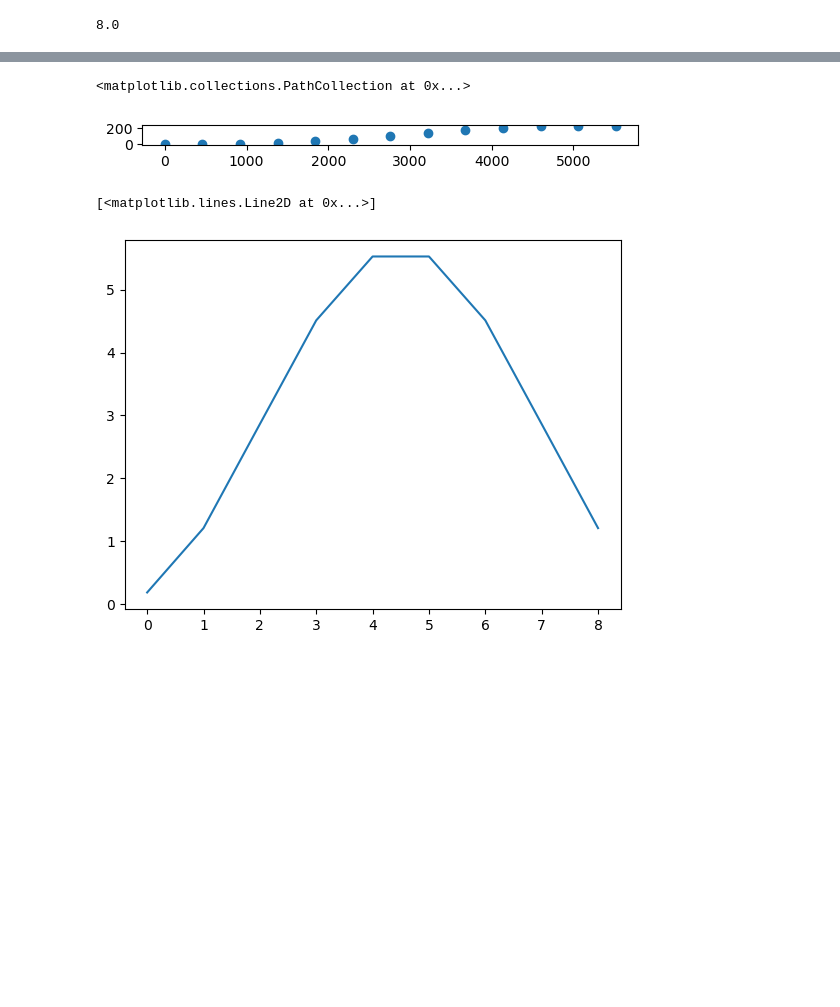
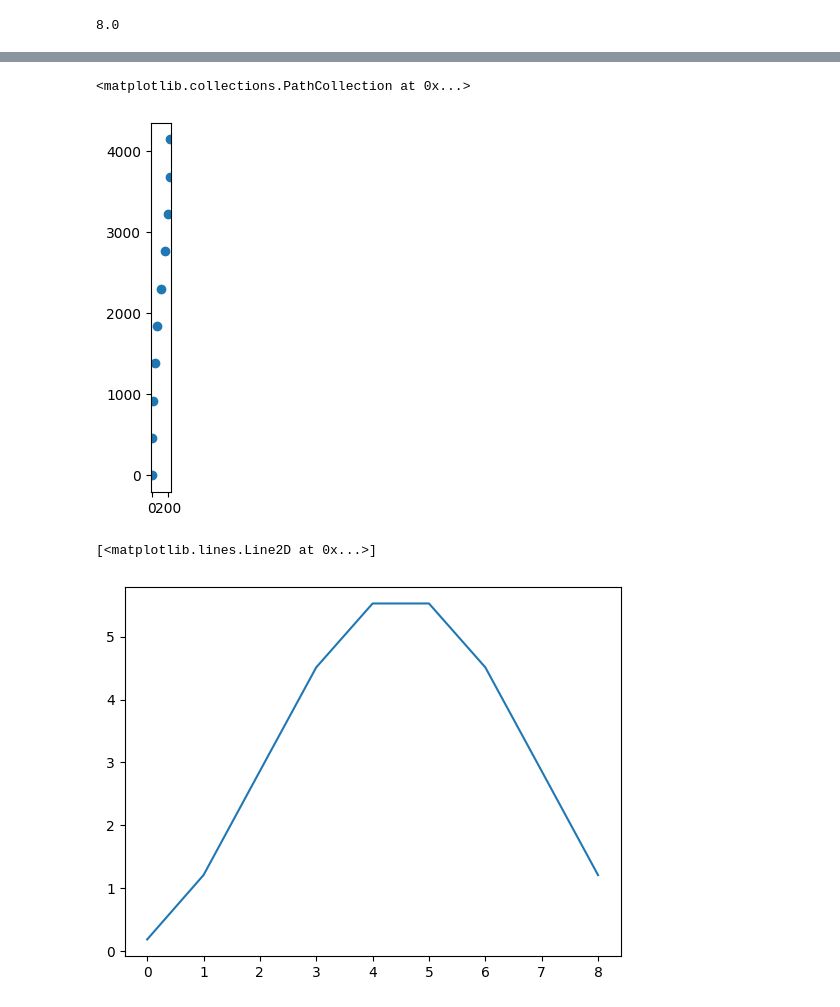
Before and after one commit to legonko/Final-project, a Jupyter notebook: lib/utils/test_path_planning.ipynb, the cells around one changed output, grey strips where cells are left out. Drawn from its saved outputs; the diff is of its cells as text; code cells hidden in the pictures; blank space fills up the shorter version.

```diff
--- a/lib/utils/test_path_planning.ipynb
+++ b/lib/utils/test_path_planning.ipynb
@@ -44,10 +49,10 @@ t
 # %%
 fig, ax = plt.subplots()
 ax.set_aspect('equal')
-plt.scatter(x*1150,Y*1150)
+plt.scatter(Y*1150,x*1150)
 # %% [output]
 <matplotlib.collections.PathCollection at 0x...>
-[figure, old version]
+[figure, new version]
 # %%
 def angle_to_control(angle_degrees):
     '''convert angle (deg) to control signal ([-1;1])'''
```
Also changed, not shown: parts of 6 cells of this notebook.
